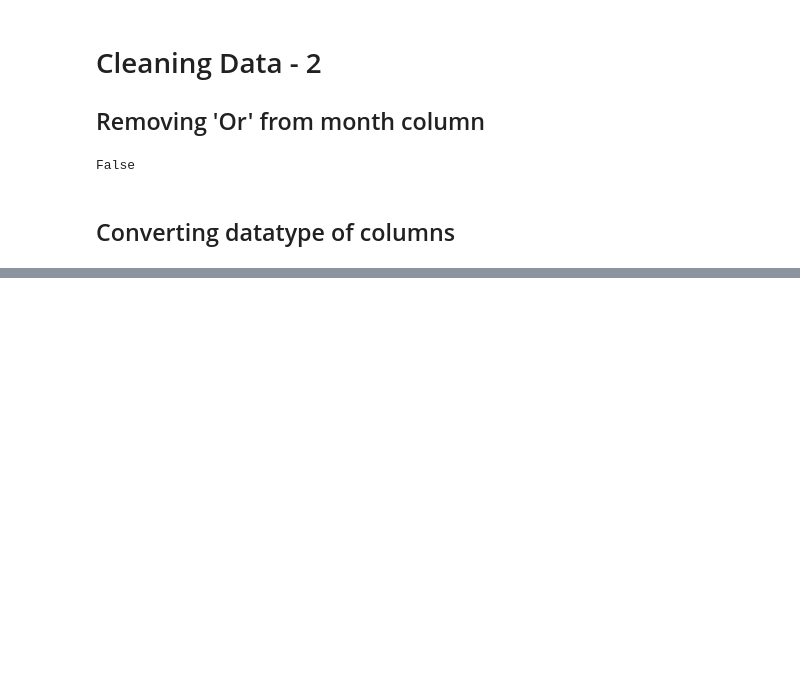
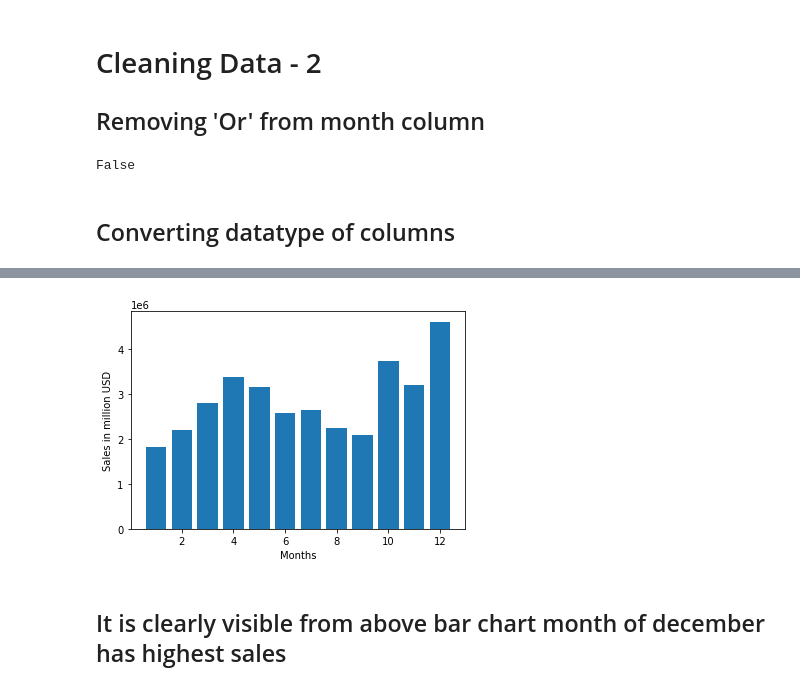
Before and after one commit to dishankkalra23/eCommerce-Sales-Analysis, a Jupyter notebook: Sales-Analysis.ipynb, the cells around one changed output, grey strips where cells are left out. Drawn from its saved outputs; the diff is of its cells as text; code cells hidden in the pictures; blank space fills up the shorter version.

Commit message:
Added month of highest sales

```diff
--- a/Sales-Analysis.ipynb
+++ b/Sales-Analysis.ipynb
@@ -186,0 +178,5 @@ See the caveats in the documentation: https://pandas.pydata.org/pandas-docs/stab
+# %%
+# Making a total_sales column
+all_data['total_sales'] = all_data['Quantity Ordered'] * all_data['Price Each']
+val = all_data.groupby(['month']).agg({'total_sales':'sum'})
+val.round(2)
@@ -186,0 +209,12 @@ See the caveats in the documentation: https://pandas.pydata.org/pandas-docs/stab
+# %%
+months = [month for month,data in all_data.groupby(['month'])]
+# Method2: months = range(1,13)
+
+plt.bar(months,val['total_sales'])
+plt.xlabel('Months')
+plt.ylabel('Sales in million USD')
+plt.show()
+# %% [output]
+[figure, added]
+# %% [markdown]
+## It is clearly visible from above bar chart month of december has highest sales
```
Also changed, not shown: parts of 7 cells of this notebook.
